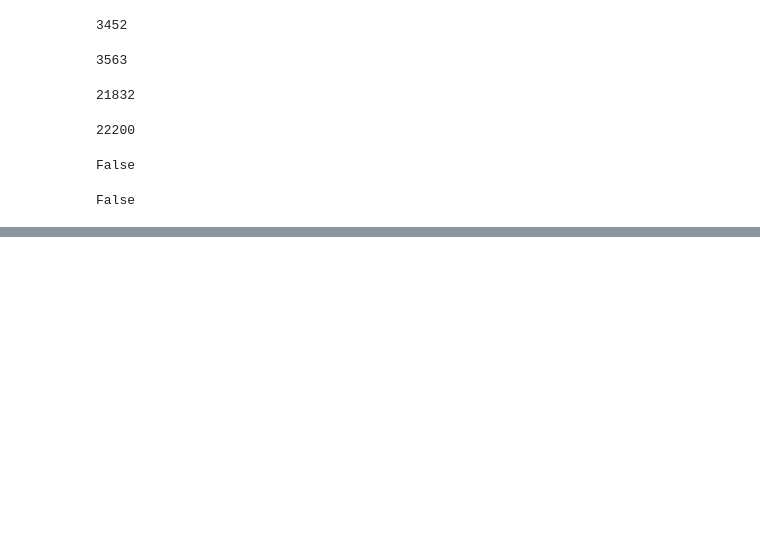
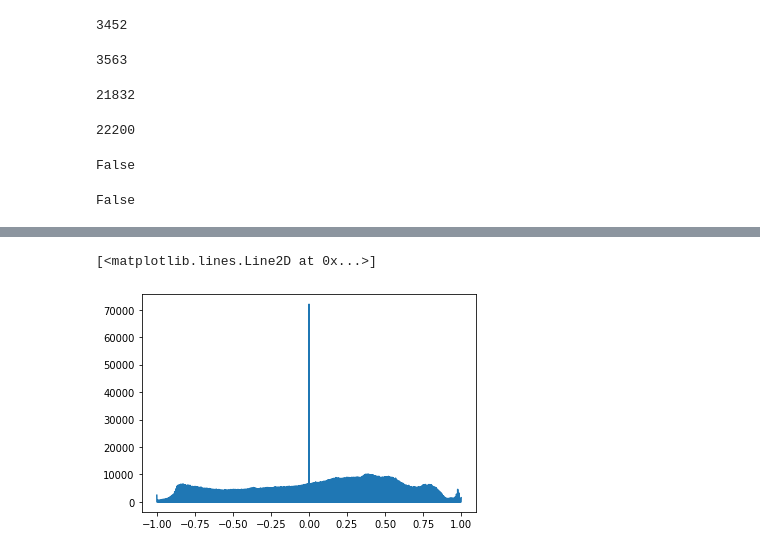
Before and after one commit to davidfu0826/GazeCorrection, a Jupyter notebook: notebooks/03_eda.ipynb, the cells around one changed output, grey strips where cells are left out. Drawn from its saved outputs; the diff is of its cells as text; code cells hidden in the pictures; blank space fills up the shorter version.

```diff
--- a/notebooks/03_eda.ipynb
+++ b/notebooks/03_eda.ipynb
@@ -141,0 +322,6 @@ print(symmetric_difference)
+# %%
+counts, values = np.histogram(xc.numpy().flatten(), bins=2550)
+plt.plot(values[1:], counts)
+# %% [output]
+[<matplotlib.lines.Line2D at 0x...>]
+[figure, added]
```
Also changed, not shown: parts of 15 cells of this notebook, 2 other files.
